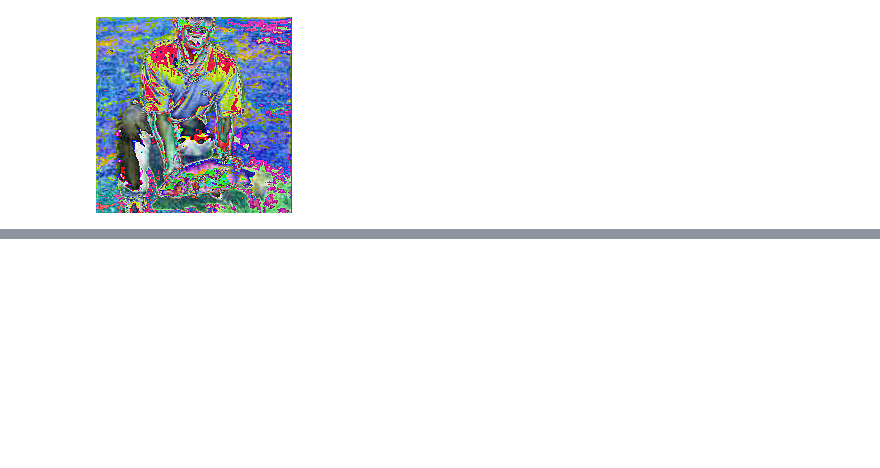
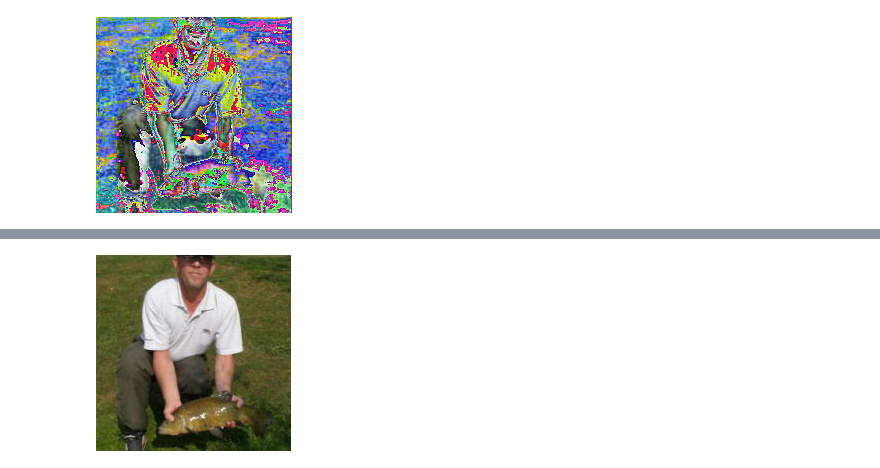
Before and after one commit to xl0/lovely-tensors, a Jupyter notebook: nbs/00_tensors.ipynb, the cells around one changed output, grey strips where cells are left out. Cells and saved outputs as stored; diff of their text form; code cells hidden in the pictures; blank space fills up the shorter version.

```diff
--- a/nbs/00_tensors.ipynb
+++ b/nbs/00_tensors.ipynb
@@ -313,3 +400,7 @@ numbers.rgb
+# %%
+image.rgb(in_stats)
+# %% [output]
+[figure, added]
 # %%
 #| hide
 import nbdev; nbdev.nbdev_export()
```
Also changed, not shown: parts of 42 cells of this notebook, 9 other files.
